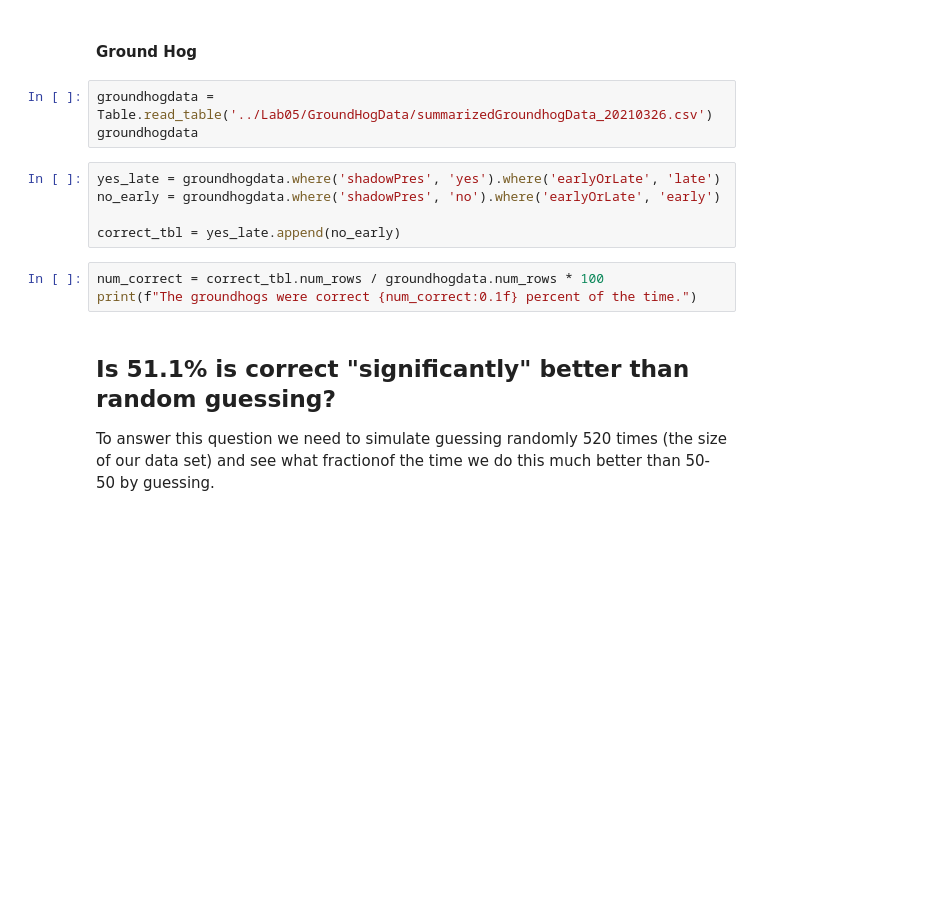
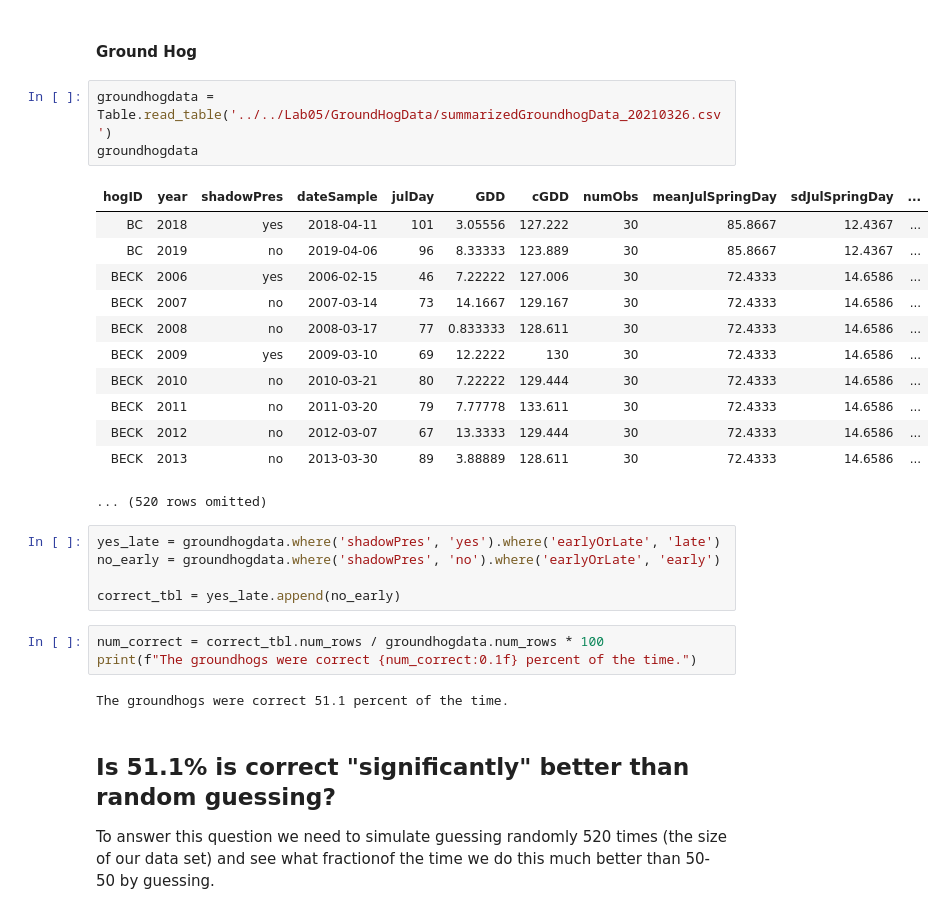
Before and after one commit to laserchemist/datascience, a Jupyter notebook: Spring 2024/Class_Examples/Nyquist/Class015_JN.ipynb, the cells around one changed output. Saved outputs shown, nothing was run; the diff lists cells and outputs as text; blank space fills up the shorter version.

```diff
--- a/Spring 2024/Class_Examples/Nyquist/Class015_JN.ipynb
+++ b/Spring 2024/Class_Examples/Nyquist/Class015_JN.ipynb
@@ -89,8 +217,21 @@ test
 # %% [markdown]
 #### Ground Hog
 # %%
-groundhogdata = Table.read_table('../Lab05/GroundHogData/summarizedGroundhogData_20210326.csv')
+groundhogdata = Table.read_table('../../Lab05/GroundHogData/summarizedGroundhogData_20210326.csv')
 groundhogdata
+# %% [output]
+| hogID | year | shadowPres | dateSample | julDay | GDD | cGDD | numObs | meanJulSpringDay | sdJulSpringDay | ... |
+| BC | 2018 | yes | 2018-04-11 | 101 | 3.05556 | 127.222 | 30 | 85.8667 | 12.4367 | ... |
+| BC | 2019 | no | 2019-04-06 | 96 | 8.33333 | 123.889 | 30 | 85.8667 | 12.4367 | ... |
+| BECK | 2006 | yes | 2006-02-15 | 46 | 7.22222 | 127.006 | 30 | 72.4333 | 14.6586 | ... |
+| BECK | 2007 | no | 2007-03-14 | 73 | 14.1667 | 129.167 | 30 | 72.4333 | 14.6586 | ... |
+| BECK | 2008 | no | 2008-03-17 | 77 | 0.833333 | 128.611 | 30 | 72.4333 | 14.6586 | ... |
+| BECK | 2009 | yes | 2009-03-10 | 69 | 12.2222 | 130 | 30 | 72.4333 | 14.6586 | ... |
+| BECK | 2010 | no | 2010-03-21 | 80 | 7.22222 | 129.444 | 30 | 72.4333 | 14.6586 | ... |
+| BECK | 2011 | no | 2011-03-20 | 79 | 7.77778 | 133.611 | 30 | 72.4333 | 14.6586 | ... |
+| BECK | 2012 | no | 2012-03-07 | 67 | 13.3333 | 129.444 | 30 | 72.4333 | 14.6586 | ... |
+| BECK | 2013 | no | 2013-03-30 | 89 | 3.88889 | 128.611 | 30 | 72.4333 | 14.6586 | ... |
+... (520 rows omitted)
 # %%
 yes_late = groundhogdata.where('shadowPres', 'yes').where('earlyOrLate', 'late')
 no_early = groundhogdata.where('shadowPres', 'no').where('earlyOrLate', 'early')
@@ -99,6 +240,8 @@ correct_tbl = yes_late.append(no_early)
 # %%
 num_correct = correct_tbl.num_rows / groundhogdata.num_rows * 100
 print(f"The groundhogs were correct {num_correct:0.1f} percent of the time.")
+# %% [output]
+The groundhogs were correct 51.1 percent of the time.
 # %% [markdown]
 ## Is 51.1% is correct "significantly" better than random guessing?
 
```
Also changed, not shown: parts of 38 cells of this notebook.
